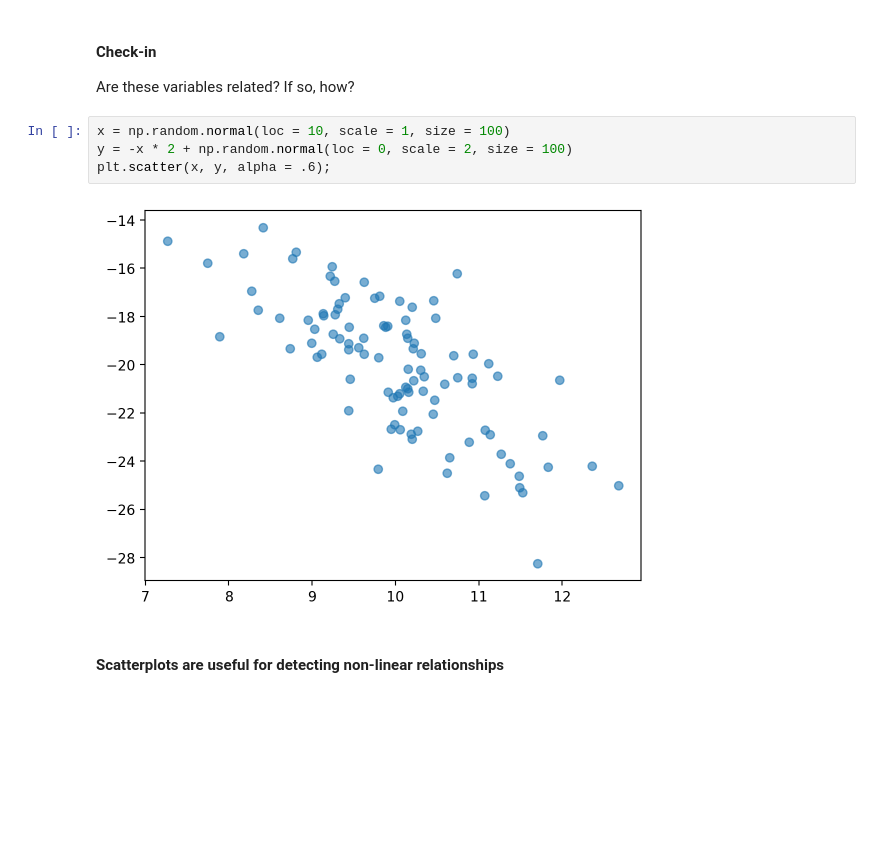
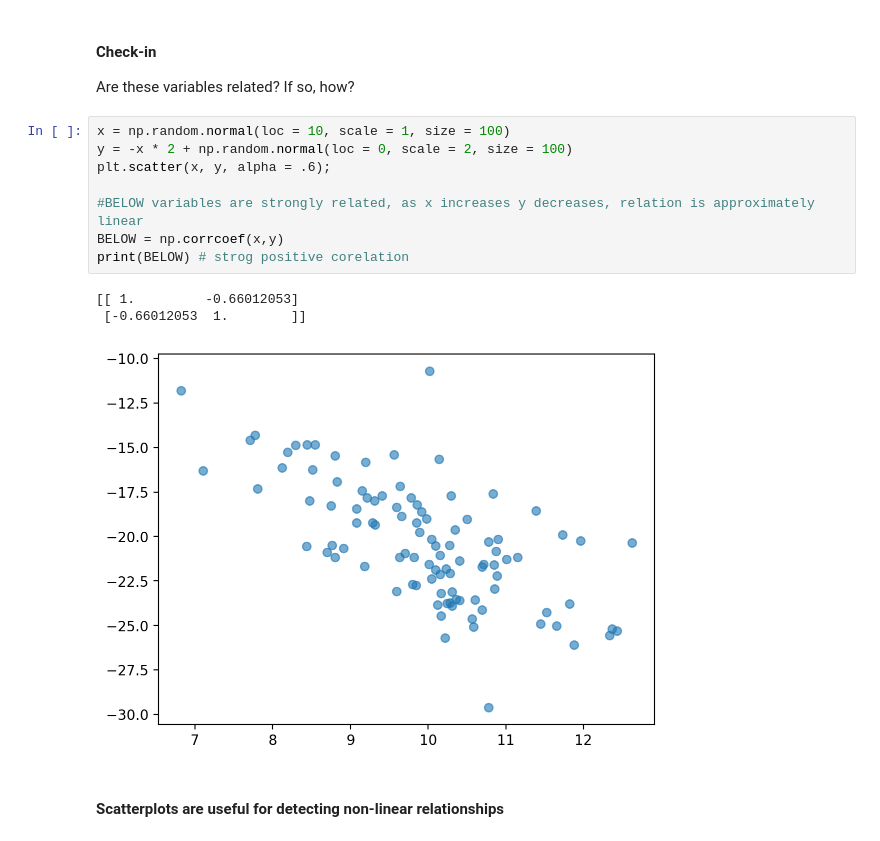
Before and after one commit to MartynaLatka/MartynaLatka.RozaMatlakiewicz.DS.2025, a Jupyter notebook: report4/Exercise5.ipynb, the cells around one changed output. Cells and saved outputs as stored; diff of their text form; blank space fills up the shorter version.

Commit message:
data visualization

```diff
--- a/report4/Exercise5.ipynb
+++ b/report4/Exercise5.ipynb
@@ -326,9 +335,15 @@ Are these variables related? If so, how?
 # %%
 x = np.random.normal(loc = 10, scale = 1, size = 100)
 y = -x * 2 + np.random.normal(loc = 0, scale = 2, size = 100)
 plt.scatter(x, y, alpha = .6);
+
+#BELOW variables are strongly related, as x increases y decreases, relation is approximately linear
+BELOW = np.corrcoef(x,y)
+print(BELOW) # strog positive corelation
 # %% [output]
+[[ 1.         -0.66012053]
+ [-0.66012053  1.        ]]
-[figure, old version]
+[figure, new version]
 # %% [markdown]
 #### Scatterplots are useful for detecting non-linear relationships
 # %%
```
Also changed, not shown: parts of 10 cells of this notebook, 1 other file.
